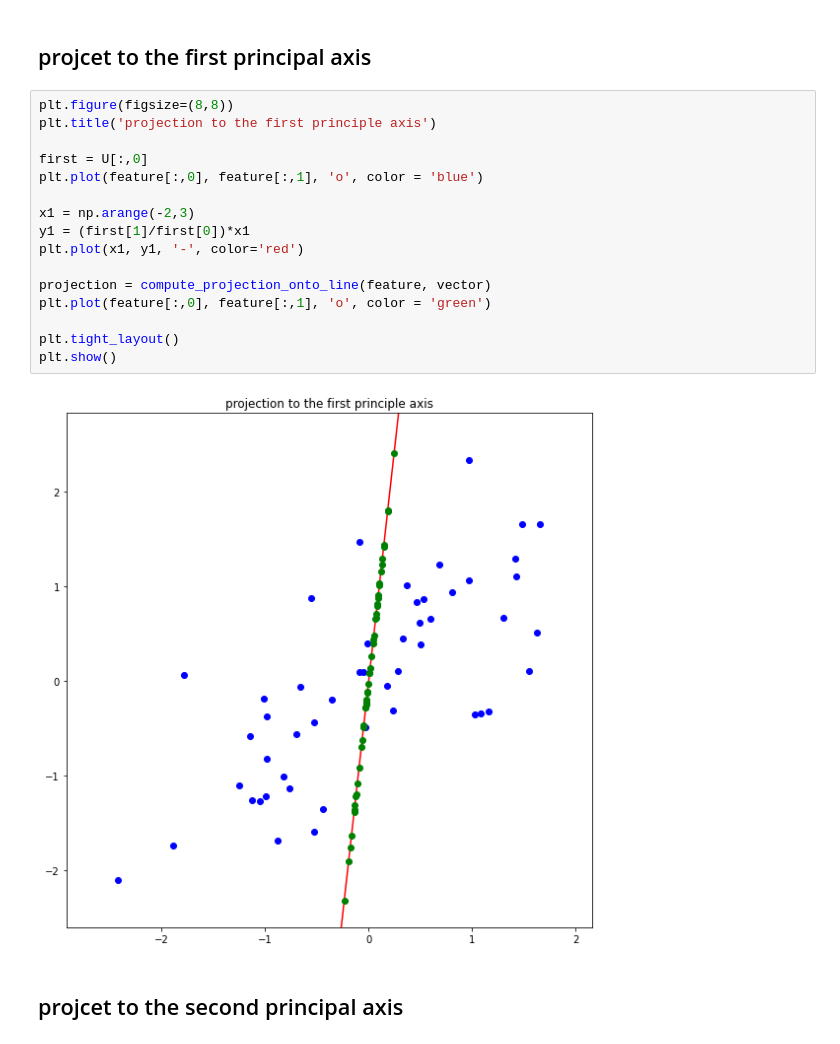
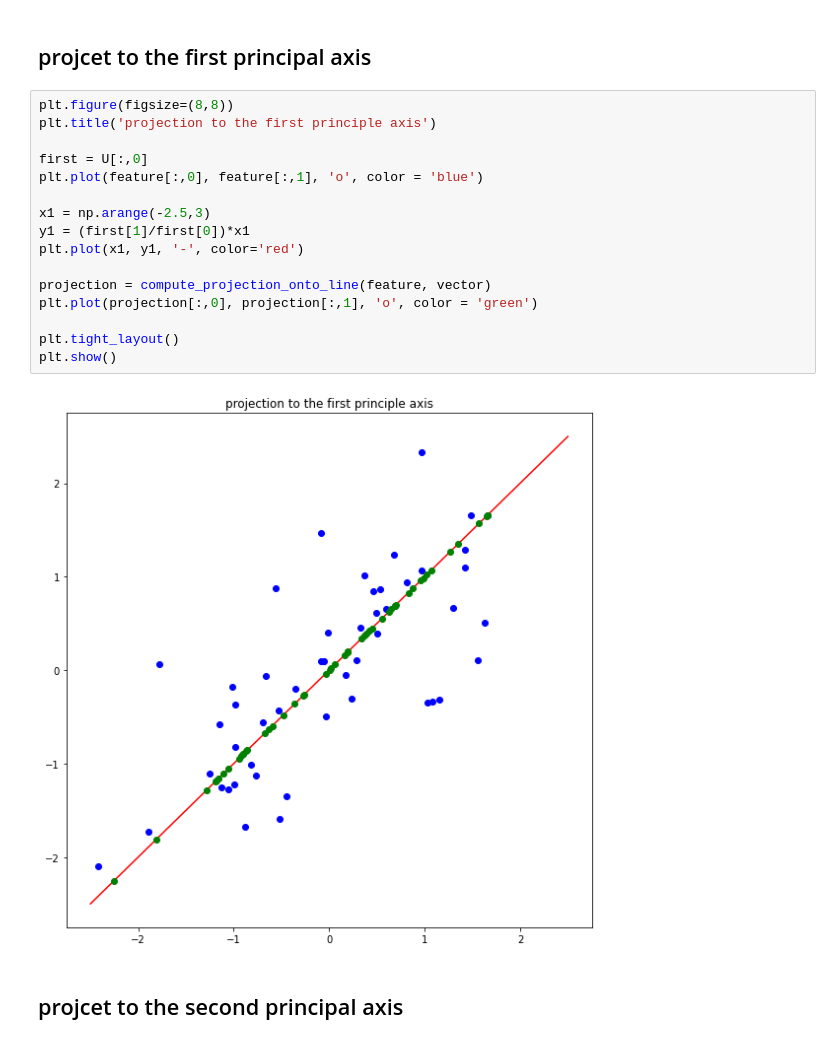
Before and after one commit to jstep750/assignment-machine-learning, a Jupyter notebook: 12/assignment_12.ipynb, the cells around one changed output. Cells and saved outputs as stored; diff of their text form.

```diff
--- a/12/assignment_12.ipynb
+++ b/12/assignment_12.ipynb
@@ -188,21 +188,21 @@ def compute_projection_onto_line(feature, vector):
 # %%
 plt.figure(figsize=(8,8))
 plt.title('projection to the first principle axis')
 
 first = U[:,0]
 plt.plot(feature[:,0], feature[:,1], 'o', color = 'blue')
 
-x1 = np.arange(-2,3)
+x1 = np.arange(-2.5,3)
 y1 = (first[1]/first[0])*x1
 plt.plot(x1, y1, '-', color='red')
 
 projection = compute_projection_onto_line(feature, vector)
-plt.plot(feature[:,0], feature[:,1], 'o', color = 'green')
+plt.plot(projection[:,0], projection[:,1], 'o', color = 'green')
 
 plt.tight_layout()
 plt.show()
 # %% [output]
-[figure, old version]
+[figure, new version]
 # %% [markdown]
 ## projcet to the second principal axis
 # %%
```
Also changed, not shown: parts of 3 cells of this notebook.
